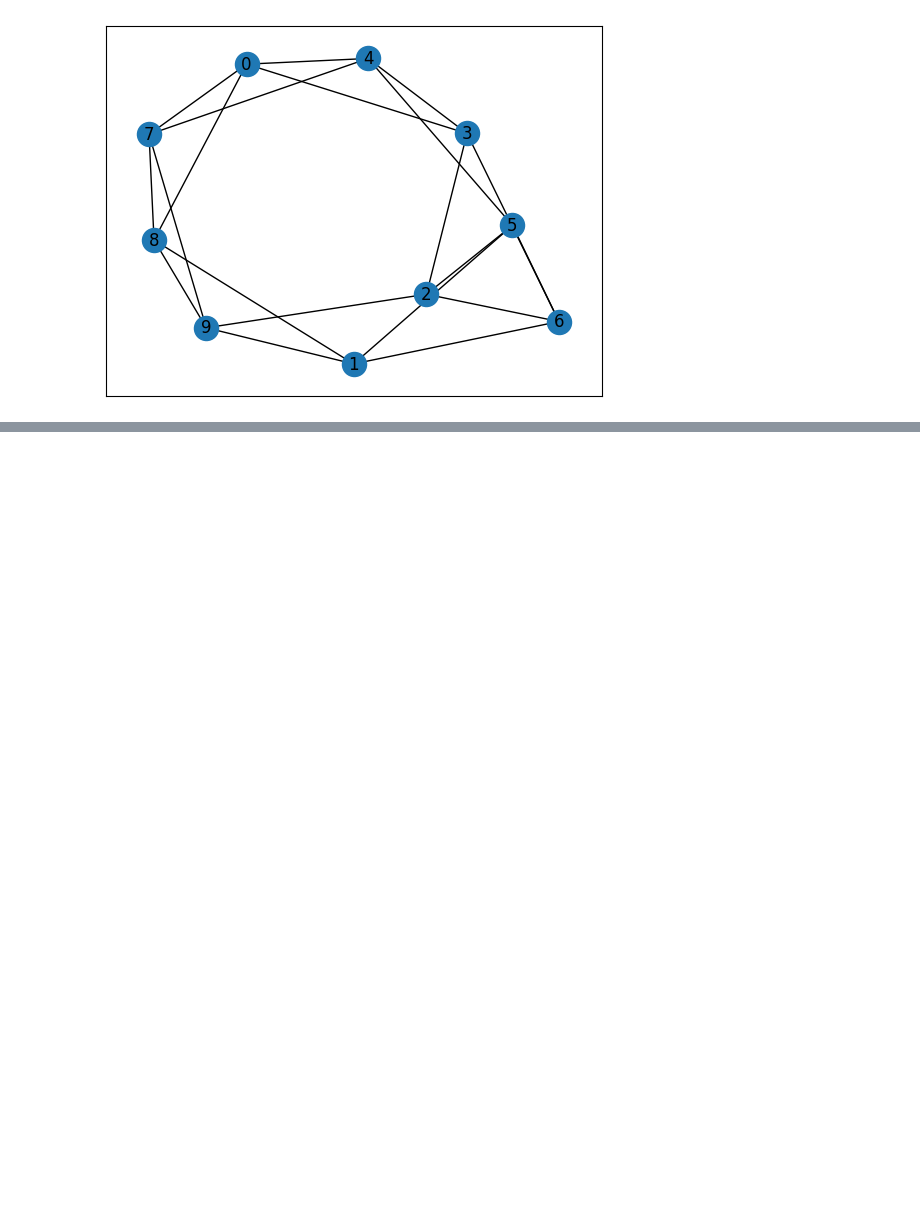
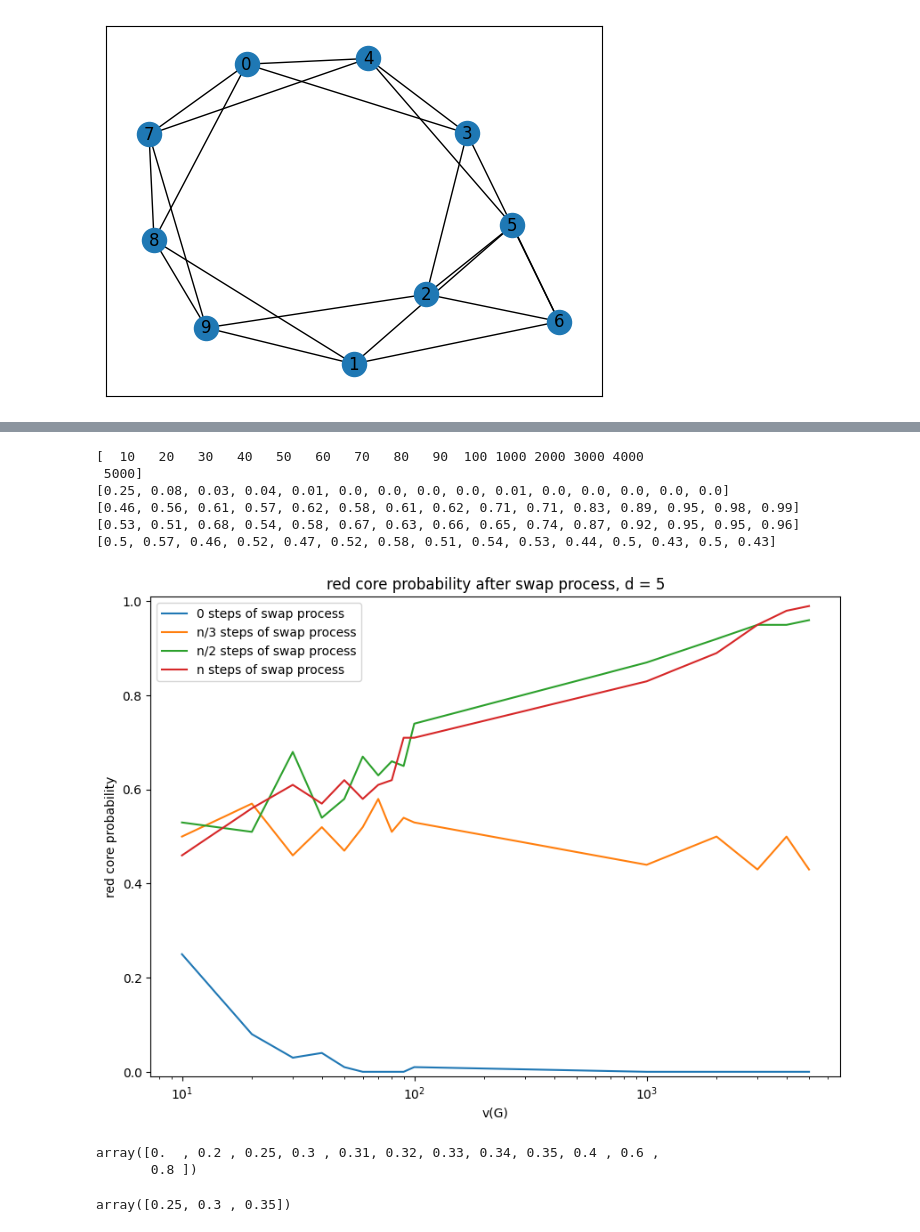
Before and after one commit to Paul566/internal-cuts, a Jupyter notebook: swap-processes.ipynb, the cells around one changed output, grey strips where cells are left out. Drawn from its saved outputs; the diff is of its cells as text; code cells hidden in the pictures; blank space fills up the shorter version.

```diff
--- a/swap-processes.ipynb
+++ b/swap-processes.ipynb
@@ -183,0 +228,52 @@ True
+# %%
+d = 5
+# sizes = np.arange(10, 101, 10).astype(int)
+sizes = np.hstack((np.arange(10, 101, 10), np.arange(1000, 5001, 1000)))
+
+probas_0 = []
+probas_1 = []
+probas_3 = []
+probas_2 = []
+num_tests = 100
+
+for size in tqdm(sizes):
+    probas_0.append(swap_core_probability(d, size, 0 * size, num_tests, silent=True))
+    probas_1.append(swap_core_probability(d, size, 1 * size, num_tests, silent=True))
+    probas_3.append(swap_core_probability(d, size, size // 3, num_tests, silent=True))
+    probas_2.append(swap_core_probability(d, size, size // 2, num_tests, silent=True))
+
+print(sizes)
+print(probas_0)
+print(probas_1)
+print(probas_2)
+print(probas_3)
+
+plt.figure(figsize=(10, 7))
+plt.ylim(-0.01, 1.01)
+plt.xlabel('v(G)')
+plt.ylabel('red core probability')
+plt.xscale('log')
+plt.plot(sizes, probas_0, label='0 steps of swap process')
+plt.plot(sizes, probas_3, label='n/3 steps of swap process')
+plt.plot(sizes, probas_2, label='n/2 steps of swap process')
+plt.plot(sizes, probas_1, label='n steps of swap process')
+plt.title(f'red core probability after swap process, d = {d}')
+plt.legend();
+plt.savefig(f'proba_red_core_swap{d}.png')
+# %% [output]
+[  10   20   30   40   50   60   70   80   90  100 1000 2000 3000 4000
+ 5000]
+[0.25, 0.08, 0.03, 0.04, 0.01, 0.0, 0.0, 0.0, 0.0, 0.01, 0.0, 0.0, 0.0, 0.0, 0.0]
+[0.46, 0.56, 0.61, 0.57, 0.62, 0.58, 0.61, 0.62, 0.71, 0.71, 0.83, 0.89, 0.95, 0.98, 0.99]
+[0.53, 0.51, 0.68, 0.54, 0.58, 0.67, 0.63, 0.66, 0.65, 0.74, 0.87, 0.92, 0.95, 0.95, 0.96]
+[0.5, 0.57, 0.46, 0.52, 0.47, 0.52, 0.58, 0.51, 0.54, 0.53, 0.44, 0.5, 0.43, 0.5, 0.43]
+[figure, added]
+# %%
+np.sort(np.hstack((np.arange(0, 1, 0.2), np.arange(0.25, 0.39, 0.05), np.arange(0.31, 0.35, 0.01))))
+# %% [output]
+array([0.  , 0.2 , 0.25, 0.3 , 0.31, 0.32, 0.33, 0.34, 0.35, 0.4 , 0.6 ,
+       0.8 ])
+# %%
+np.arange(0.25, 0.39, 0.05)
+# %% [output]
+array([0.25, 0.3 , 0.35])
```
Also changed, not shown: parts of 13 cells of this notebook, 5 other files.
